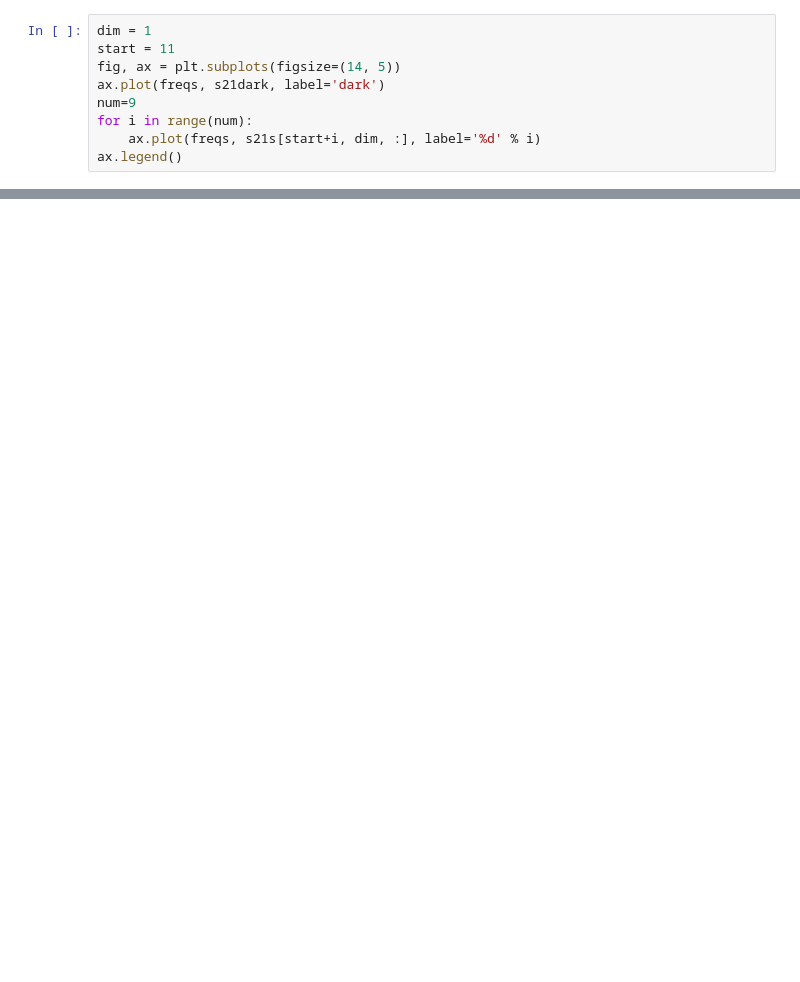
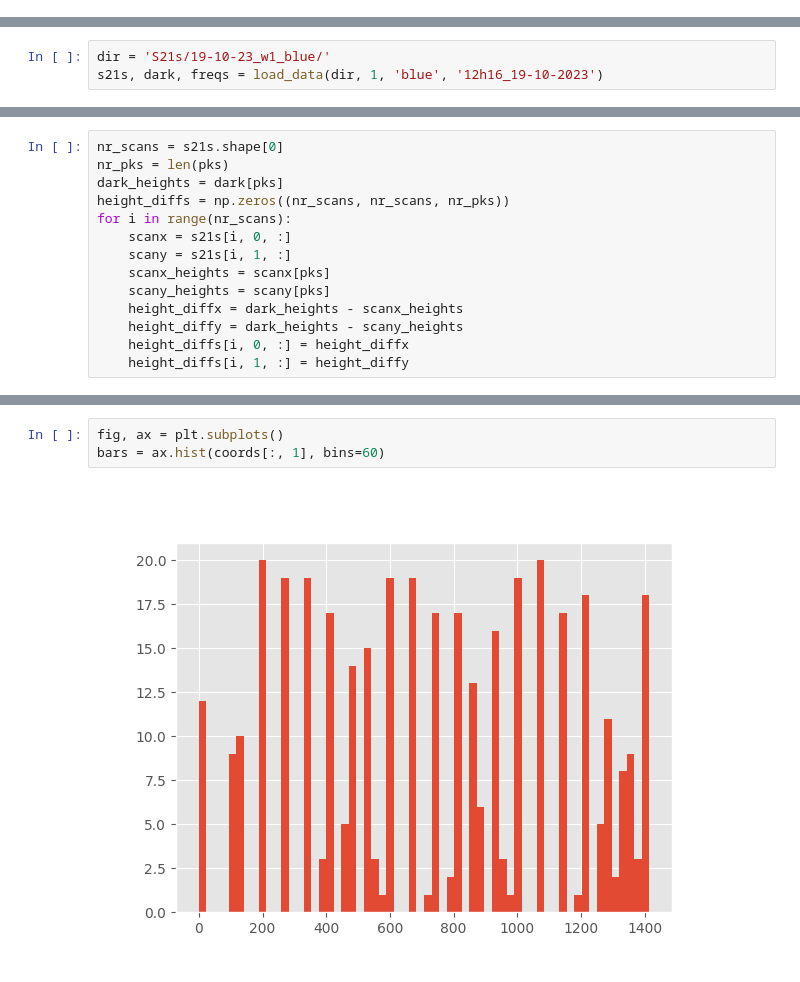
Before and after one commit to wilbertras/spatial-mapping, a Jupyter notebook: plotS21.ipynb, the cells around one changed output, grey strips where cells are left out. Saved outputs shown, nothing was run; the diff lists cells and outputs as text; blank space fills up the shorter version.

Commit message:
data analysis

```diff
--- a/plotS21.ipynb
+++ b/plotS21.ipynb
@@ -29,9 +41,0 @@ print(s21s.shape)
-# %%
-dim = 1
-start = 11
-fig, ax = plt.subplots(figsize=(14, 5))
-ax.plot(freqs, s21dark, label='dark')
-num=9
-for i in range(num):
-    ax.plot(freqs, s21s[start+i, dim, :], label='%d' % i)
-ax.legend()
@@ -79,0 +42,3 @@ plt.show()
+# %%
+dir = 'S21s/19-10-23_w1_blue/'
+s21s, dark, freqs = load_data(dir, 1, 'blue', '12h16_19-10-2023')
@@ -79,0 +103,14 @@ plt.show()
+# %%
+nr_scans = s21s.shape[0]
+nr_pks = len(pks)
+dark_heights = dark[pks]
+height_diffs = np.zeros((nr_scans, nr_scans, nr_pks))
+for i in range(nr_scans):
+    scanx = s21s[i, 0, :]
+    scany = s21s[i, 1, :]
+    scanx_heights = scanx[pks]
+    scany_heights = scany[pks]
+    height_diffx = dark_heights - scanx_heights
+    height_diffy = dark_heights - scany_heights
+    height_diffs[i, 0, :] = height_diffx
+    height_diffs[i, 1, :] = height_diffy
@@ -79,0 +261,5 @@ plt.show()
+# %%
+fig, ax = plt.subplots()
+bars = ax.hist(coords[:, 1], bins=60)
+# %% [output]
+[figure, added]
```
Also changed, not shown: parts of 9 cells of this notebook, 6 other files.
